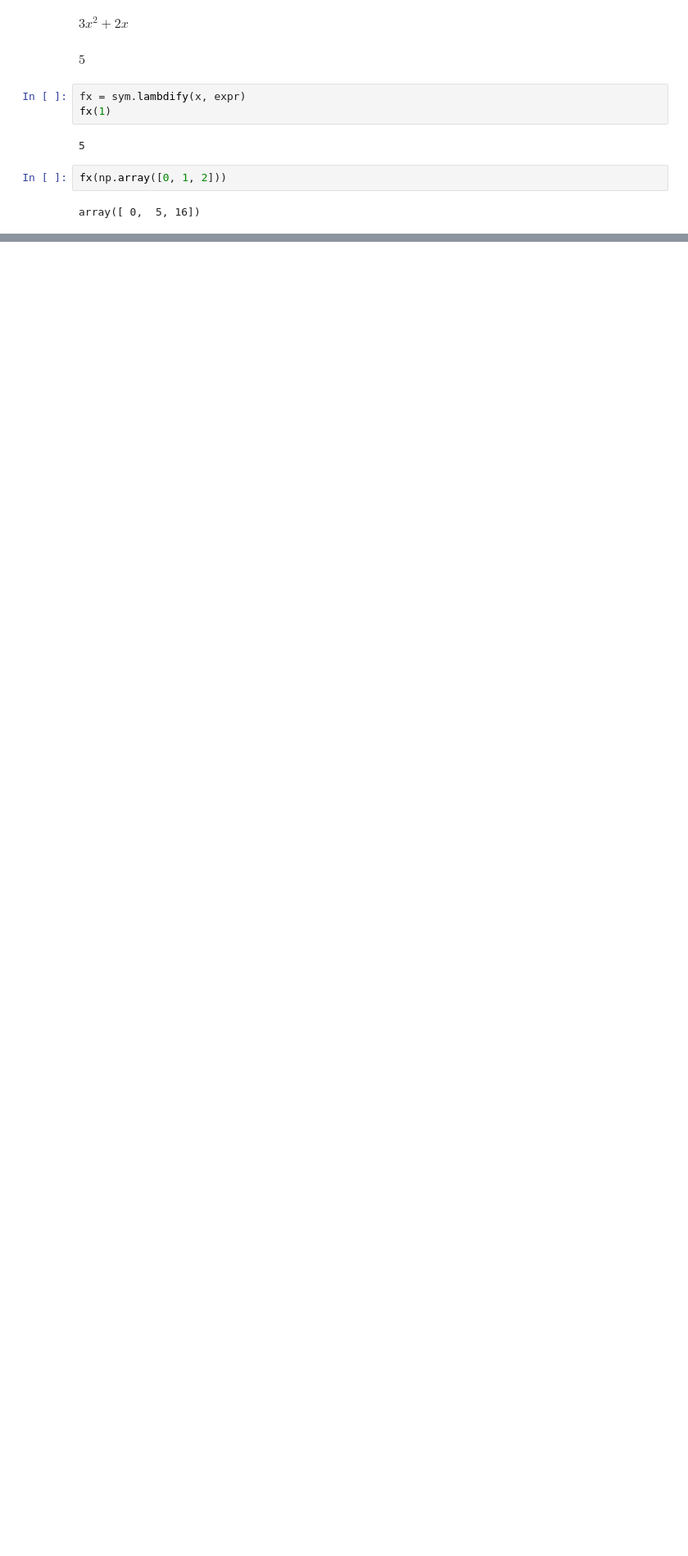
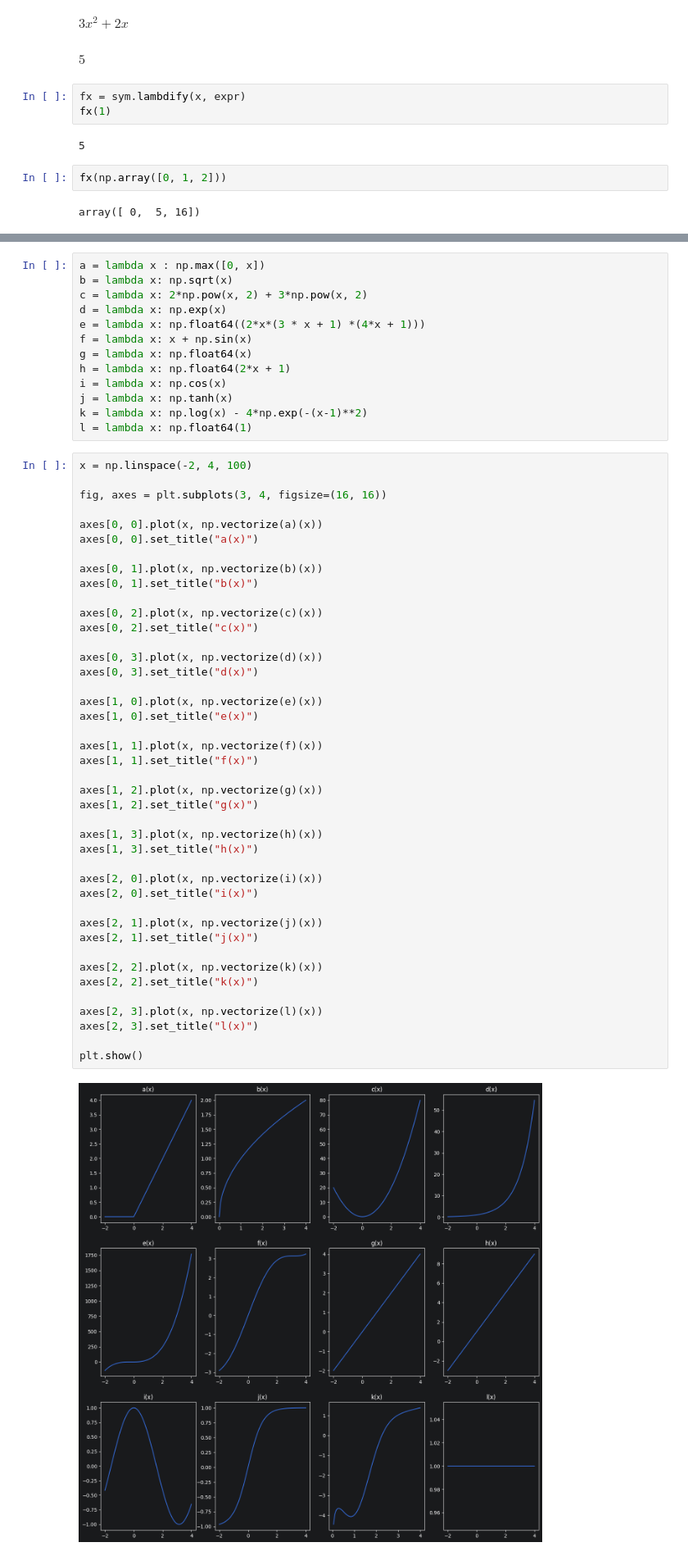
Before and after one commit to hayohtee/ml-math, a Jupyter notebook: calculus/functions.ipynb, the cells around one changed output, grey strips where cells are left out. Shown at 82% size. Cells and saved outputs as stored; diff of their text form; blank space fills up the shorter version.

```diff
--- a/calculus/functions.ipynb
+++ b/calculus/functions.ipynb
@@ -81,0 +135,57 @@ array([ 0,  5, 16])
+# %%
+a = lambda x : np.max([0, x])
+b = lambda x: np.sqrt(x)
+c = lambda x: 2*np.pow(x, 2) + 3*np.pow(x, 2)
+d = lambda x: np.exp(x)
+e = lambda x: np.float64((2*x*(3 * x + 1) *(4*x + 1)))
+f = lambda x: x + np.sin(x)
+g = lambda x: np.float64(x)
+h = lambda x: np.float64(2*x + 1)
+i = lambda x: np.cos(x)
+j = lambda x: np.tanh(x)
+k = lambda x: np.log(x) - 4*np.exp(-(x-1)**2)
+l = lambda x: np.float64(1)
+# %%
+x = np.linspace(-2, 4, 100)
+
+fig, axes = plt.subplots(3, 4, figsize=(16, 16))
+
+axes[0, 0].plot(x, np.vectorize(a)(x))
+axes[0, 0].set_title("a(x)")
+
+axes[0, 1].plot(x, np.vectorize(b)(x))
+axes[0, 1].set_title("b(x)")
+
+axes[0, 2].plot(x, np.vectorize(c)(x))
+axes[0, 2].set_title("c(x)")
+
+axes[0, 3].plot(x, np.vectorize(d)(x))
+axes[0, 3].set_title("d(x)")
+
+axes[1, 0].plot(x, np.vectorize(e)(x))
+axes[1, 0].set_title("e(x)")
+
+axes[1, 1].plot(x, np.vectorize(f)(x))
+axes[1, 1].set_title("f(x)")
+
+axes[1, 2].plot(x, np.vectorize(g)(x))
+axes[1, 2].set_title("g(x)")
+
+axes[1, 3].plot(x, np.vectorize(h)(x))
+axes[1, 3].set_title("h(x)")
+
+axes[2, 0].plot(x, np.vectorize(i)(x))
+axes[2, 0].set_title("i(x)")
+
+axes[2, 1].plot(x, np.vectorize(j)(x))
+axes[2, 1].set_title("j(x)")
+
+axes[2, 2].plot(x, np.vectorize(k)(x))
+axes[2, 2].set_title("k(x)")
+
+axes[2, 3].plot(x, np.vectorize(l)(x))
+axes[2, 3].set_title("l(x)")
+
+plt.show()
+# %% [output]
+[figure, added]
```
Also changed, not shown: parts of 7 cells of this notebook.
